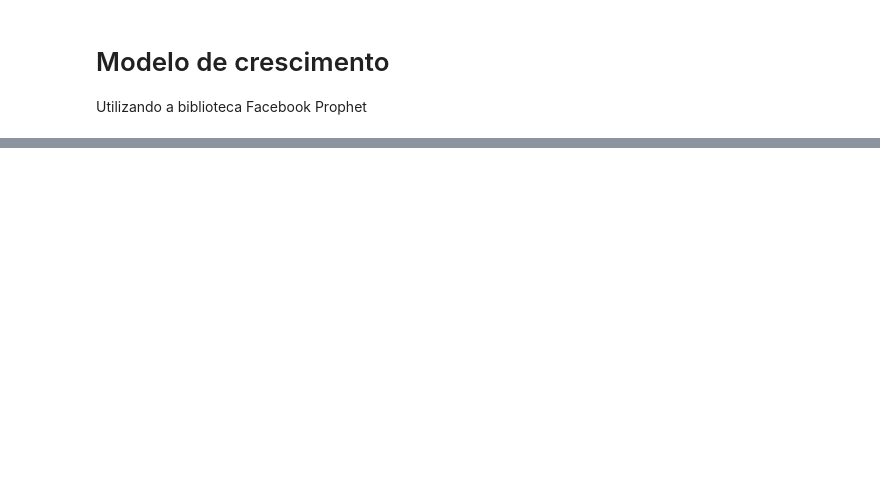
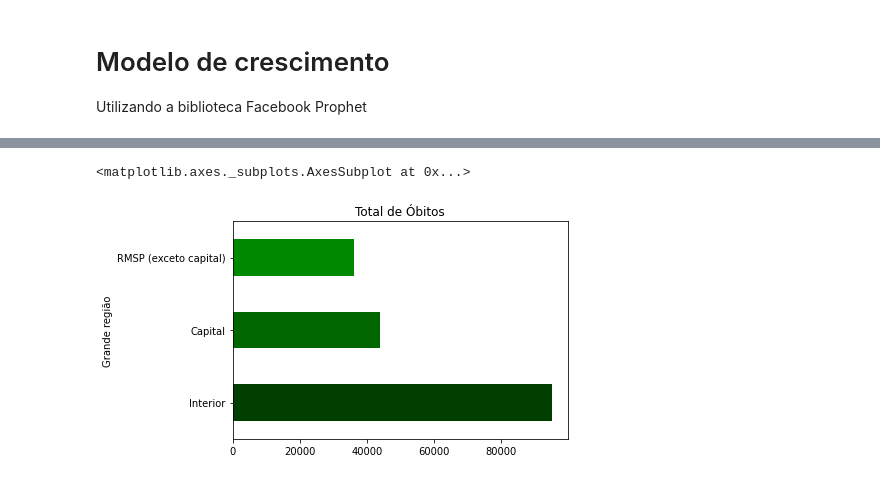
Before and after one commit to robson-tazinaffo/ciencia-dados-python, a Jupyter notebook: modulo2/Desafio3/analise_covid19.ipynb, the cells around one changed output, grey strips where cells are left out. Drawn from its saved outputs; the diff is of its cells as text; code cells hidden in the pictures; blank space fills up the shorter version.

```diff
--- a/modulo2/Desafio3/analise_covid19.ipynb
+++ b/modulo2/Desafio3/analise_covid19.ipynb
@@ -401,0 +484,11 @@ fig.show()
+# %%
+#Total de obitos por região
+obitos = df.groupby(df["Grande região"])["Tot_Mun de óbitos"].sum()
+obitos = obitos.sort_values(na_position='first', ascending=False)
+obitos
+# %%
+#Grafico de barras na vertical, número de óbitos por grande região
+obitos.plot.barh(title = 'Total de Óbitos', color=['#003F00', '#006600','#008900'])
+# %% [output]
+<matplotlib.axes._subplots.AxesSubplot at 0x...>
+[figure, added]
```
Also changed, not shown: parts of 12 cells of this notebook, 30 other files.
